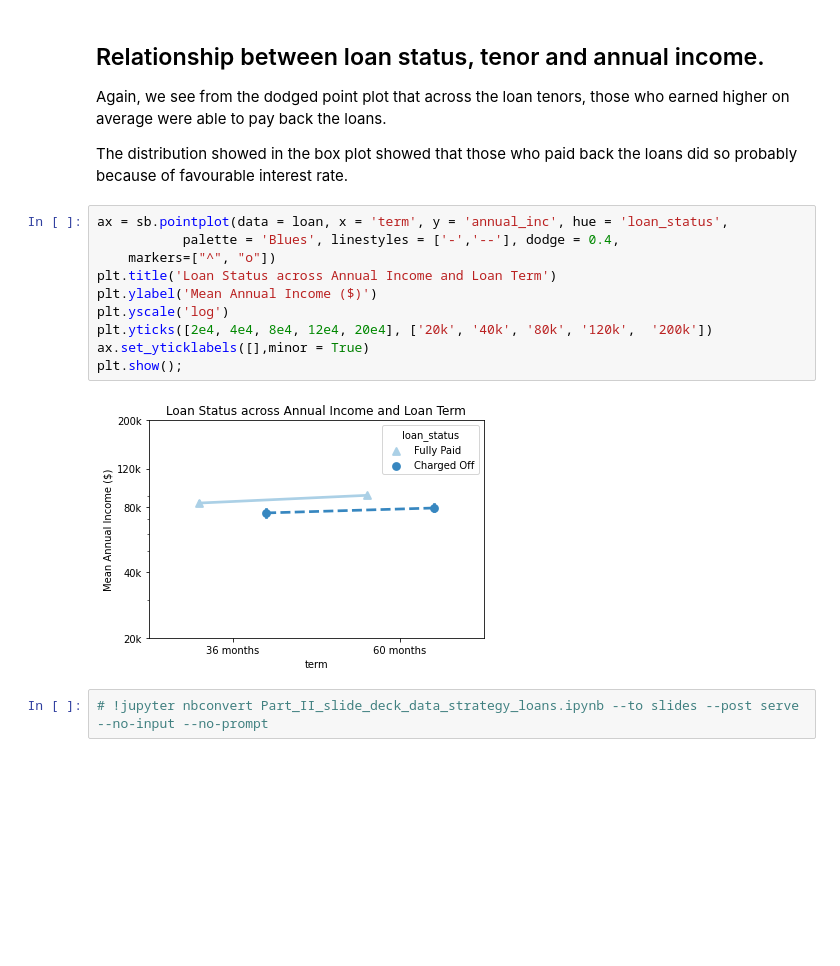
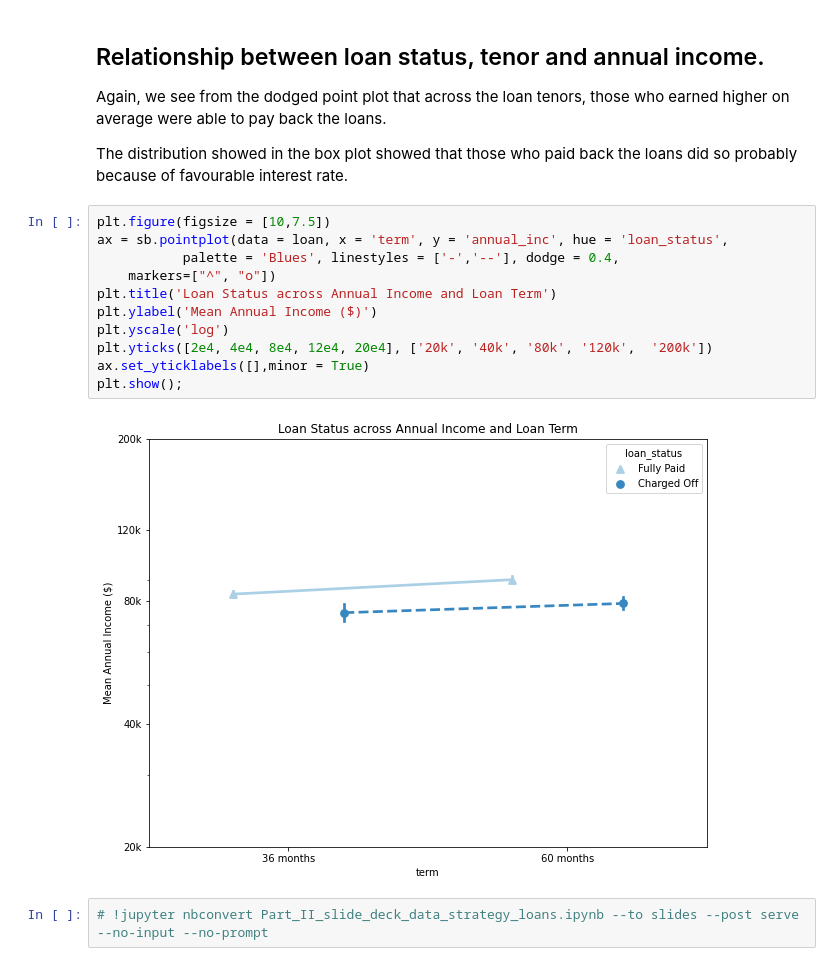
Before and after one commit to olusegunajibola/lloyds-bigdata-loan-customers, a Jupyter notebook: A Data Strategy/Part_II_slide_deck_data_strategy_loans.ipynb, the cells around one changed output. Cells and saved outputs as stored; diff of their text form; blank space fills up the shorter version.

```diff
--- a/A Data Strategy/Part_II_slide_deck_data_strategy_loans.ipynb
+++ b/A Data Strategy/Part_II_slide_deck_data_strategy_loans.ipynb
@@ -92,16 +94,17 @@ Again, we see from the dodged point plot that across the loan tenors, those who
 
 The distribution showed in the box plot showed that those who paid back the loans did so probably because of favourable interest rate.
 # %%
+plt.figure(figsize = [10,7.5])
 ax = sb.pointplot(data = loan, x = 'term', y = 'annual_inc', hue = 'loan_status',
            palette = 'Blues', linestyles = ['-','--'], dodge = 0.4,
     markers=["^", "o"])
 plt.title('Loan Status across Annual Income and Loan Term')
 plt.ylabel('Mean Annual Income ($)')
 plt.yscale('log')
 plt.yticks([2e4, 4e4, 8e4, 12e4, 20e4], ['20k', '40k', '80k', '120k',  '200k'])
 ax.set_yticklabels([],minor = True)
 plt.show();
 # %% [output]
-[figure, old version]
+[figure, new version]
 # %%
 # !jupyter nbconvert Part_II_slide_deck_data_strategy_loans.ipynb --to slides --post serve --no-input --no-prompt
```
Also changed, not shown: parts of 4 cells of this notebook.
